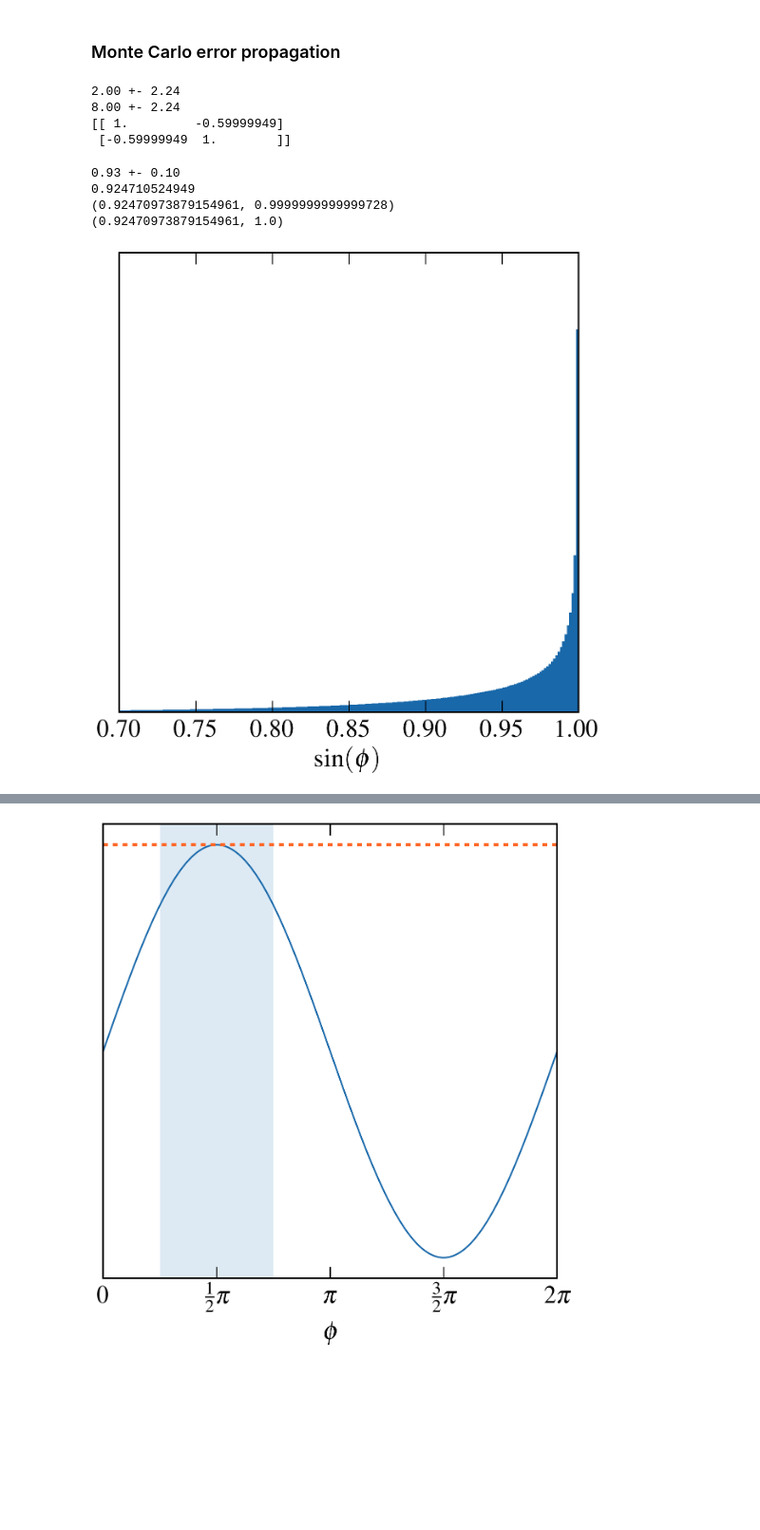
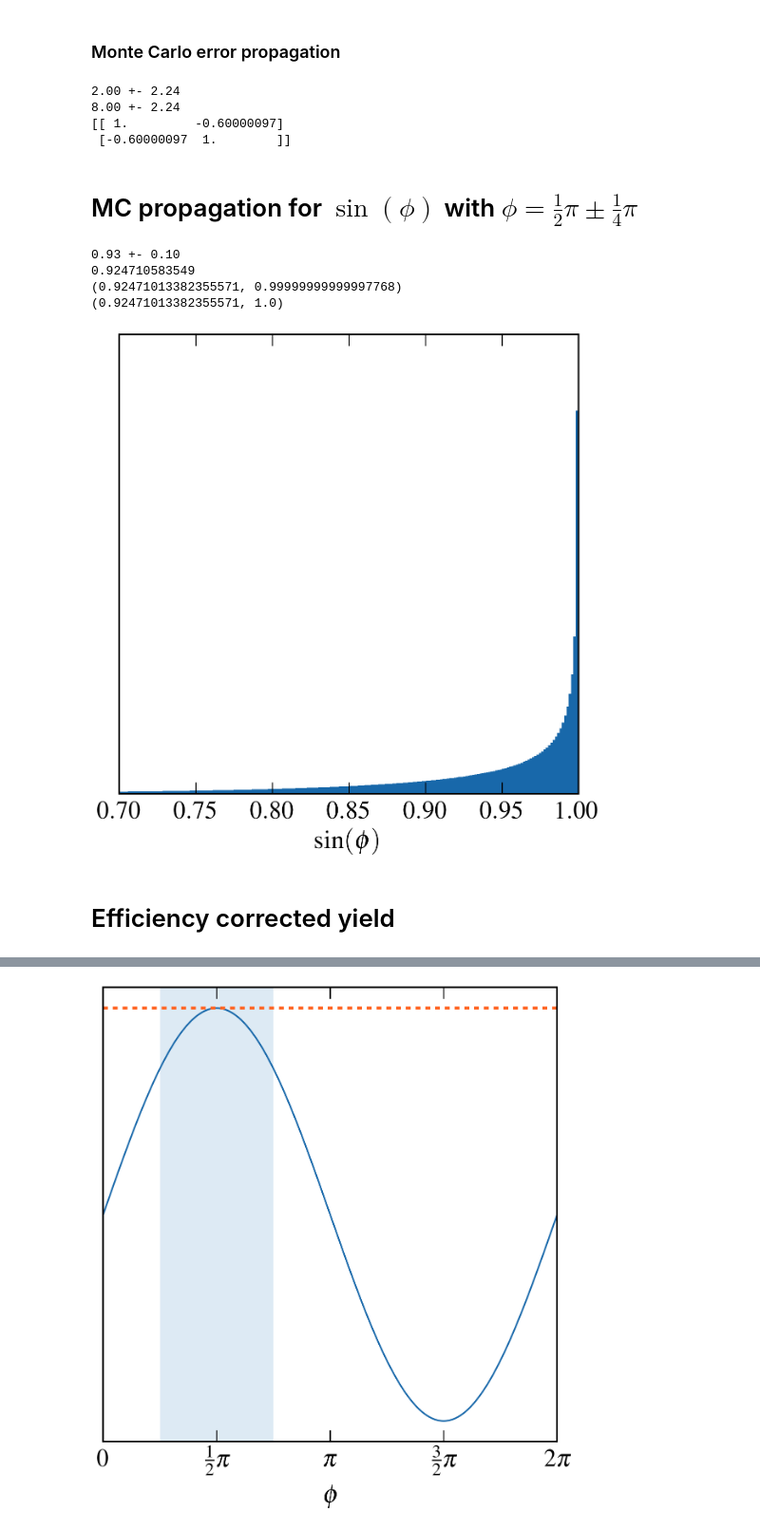
Before and after one commit to dominikmuller/lim-mc-error-prop, a Jupyter notebook: notebook.ipynb, the cells around one changed output, grey strips where cells are left out. Shown at 95% size. Cells and saved outputs as stored; diff of their text form; code cells hidden in the pictures; blank space fills up the shorter version.

```diff
--- a/notebook.ipynb
+++ b/notebook.ipynb
@@ -75,48 +74,52 @@ print lp.correlation_matrix(diff)
 # %%
 A, B = mc.N(5, 1), mc.N(3, 2)
 diff = A - B, A + B
-print '{:.2f} +- {:.2f}'.format(diff[0].mean, diff[0].std)
-print '{:.2f} +- {:.2f}'.format(diff[1].mean, diff[1].std)
-print mc.correlation_matrix(diff)
+print('{:.2f} +- {:.2f}'.format(diff[0].mean, diff[0].std))
+print( '{:.2f} +- {:.2f}'.format(diff[1].mean, diff[1].std))
+print(mc.correlation_matrix(diff))
 # %% [output]
 2.00 +- 2.24
 8.00 +- 2.24
-[[ 1.         -0.59999949]
- [-0.59999949  1.        ]]
+[[ 1.         -0.60000097]
+ [-0.60000097  1.        ]]
+# %% [markdown]
+# MC propagation for $\sin(\phi)$ with $\phi=\frac{1}{2}\pi\pm\frac{1}{4}\pi$
 # %%
 from math import pi, sin
 from uncertainties.umath import sin as usin
 angle = mc.N(pi/2.,pi/8.)
 # angle = mc.N(pi/2.,10.*pi)
 import numpy as np
 a = lp.ufloat(pi/2., pi/8.)
 xs = np.linspace(0.4,1.,1000)
+
+fig = plt.figure(figsize=(10,10))
+ax = fig.add_subplot(1,1,1)
+# ax.fill_between(xs, 0, kde, **style1)
+ax.set_yticks([])
+sins = mc.umath.sin(angle)
+cont, ctrs, width = make_hist((sins)._mcpts, range=(0.7,1.0), bins=200, density=True)
+ax.bar(ctrs,cont, width=width, **style_bar);
+ax.set_ylim((0,1.2))
+ax.set_xlim((0.7,1.0))
+
+print('{:.2f} +- {:.2f}'.format(sins.mean, sins.std))
+print(sins.percentile(0.32))
+print(get_interval(sins._mcpts))
+print(get_interval(sins._mcpts, mpv=1.))
+
+
+ax.set_xlabel(r'$\sin(\phi)$')
+usin(a)
+fig.savefig('sin.pdf')
+# %% [output]
+0.93 +- 0.10
+0.924710583549
+(0.92471013382355571, 0.99999999999997768)
+(0.92471013382355571, 1.0)
+[figure, added]
-# %%
-fig = plt.figure(figsize=(10,10))
-ax = fig.add_subplot(1,1,1)
-# ax.fill_between(xs, 0, kde, **style1)
-ax.set_yticks([])
-sins = mc.umath.sin(angle)
-cont, ctrs, width = make_hist((sins)._mcpts, range=(0.7,1.0), bins=200, density=True)
-ax.bar(ctrs,cont, width=width, **style1);
-ax.set_ylim((0,1.2))
-ax.set_xlim((0.7,1.0))
-
-print '{:.2f} +- {:.2f}'.format(sins.mean, sins.std)
-print sins.percentile(0.32)
-print get_interval(sins._mcpts)
-print get_interval(sins._mcpts, mpv=1.)
-
-
-ax.set_xlabel(r'$\sin(\phi)$')
-usin(a)
-fig.savefig('sin.pdf')
-# %% [output]
-0.93 +- 0.10
-0.924710524949
-(0.92470973879154961, 0.9999999999999728)
-(0.92470973879154961, 1.0)
-[figure, removed]
+# %% [markdown]
+# Efficiency corrected yield
 # %%
 
 for unc in [0.001, 0.005, 0.01, 0.02, 0.05, 0.1, 0.15]:
```
Also changed, not shown: parts of 9 cells of this notebook.
